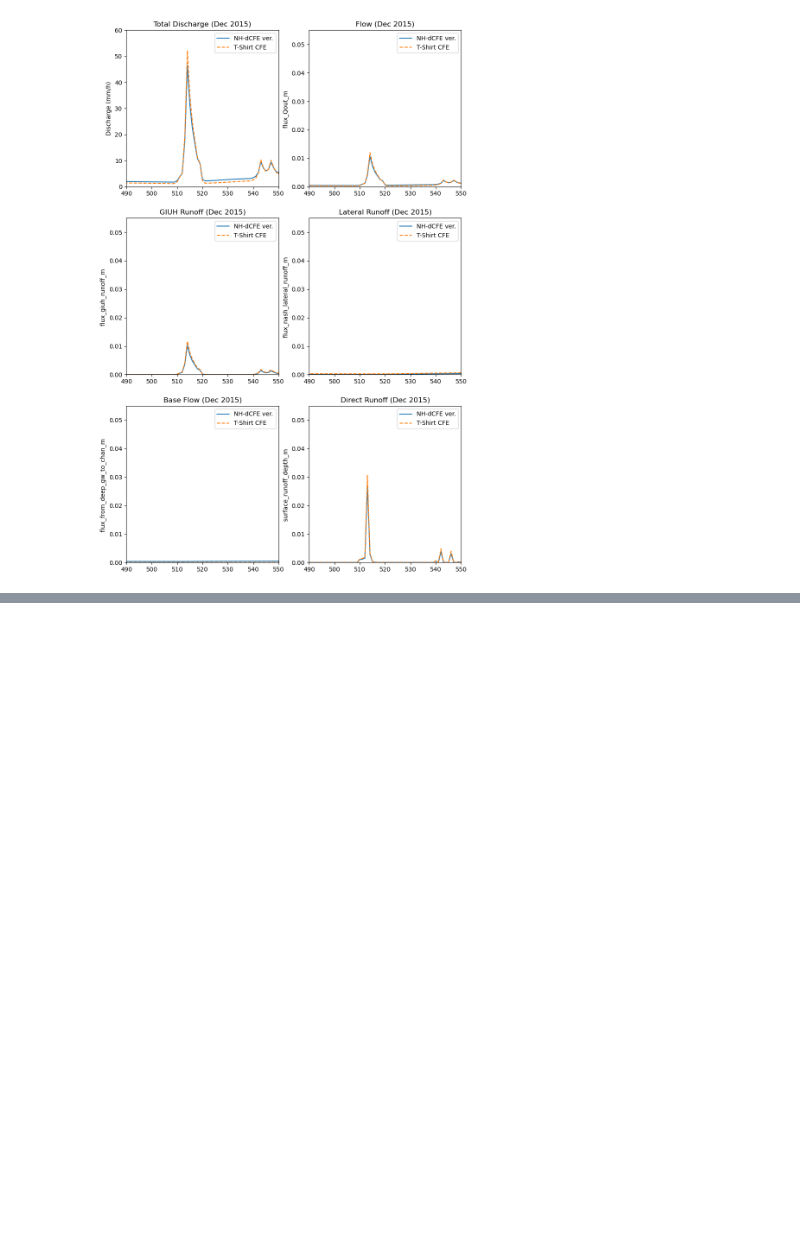
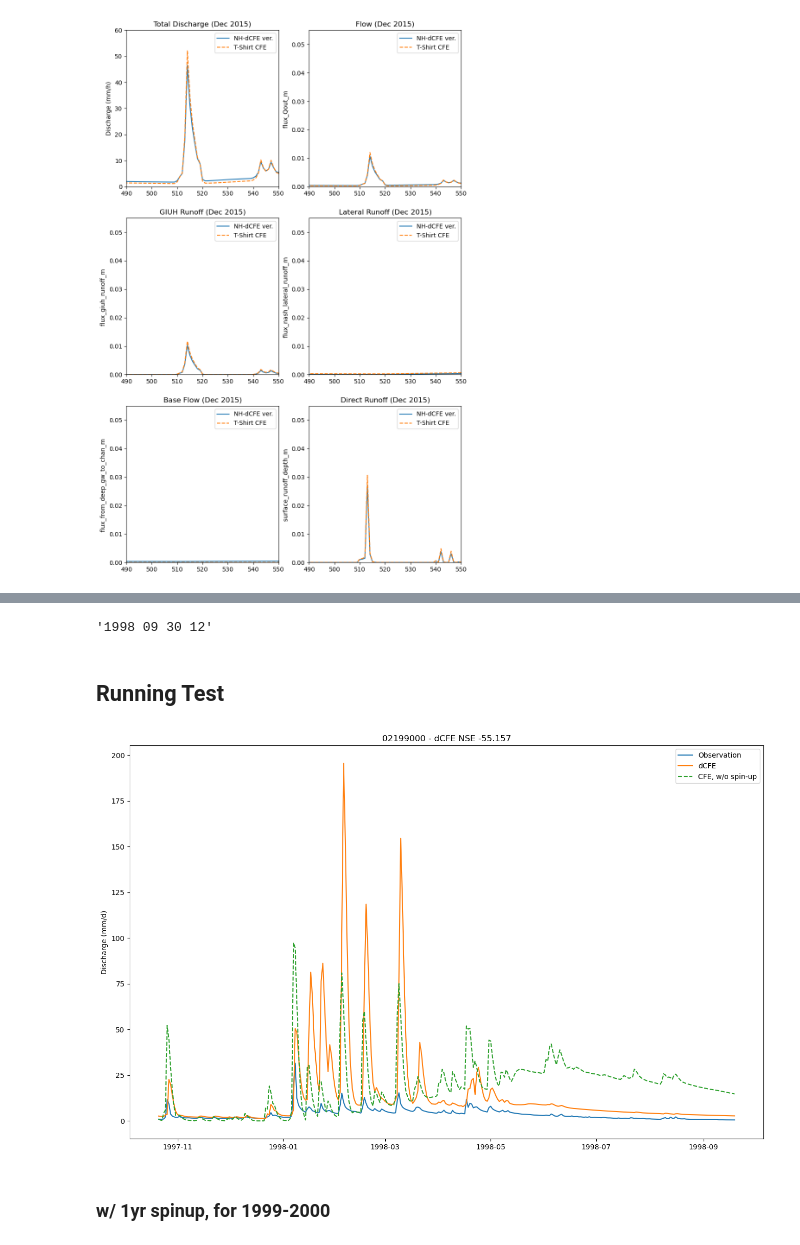
Before and after one commit to mines-ciroh/neuralhydrology, a Jupyter notebook: examples/07-DifferentialCFE-Model/testRun.ipynb, the cells around one changed output, grey strips where cells are left out. Cells and saved outputs as stored; diff of their text form; code cells hidden in the pictures; blank space fills up the shorter version.

Commit message:
Test Case for CFE & basin 02177000

```diff
--- a/examples/07-DifferentialCFE-Model/testRun.ipynb
+++ b/examples/07-DifferentialCFE-Model/testRun.ipynb
@@ -520,0 +521,3 @@ ax[2,1].legend()
+# %%
+inputFile = pd.read_csv('02177000_nldas_forcing.csv')
+inputFile
@@ -520,0 +538,34 @@ ax[2,1].legend()
+# %%
+inputFile['Year Mnth Day Hr'][364]
+# %% [output]
+'1998 09 30 12'
+# %%
+inputForcings = torch.zeros(2, 4, 365) #[ "batch_size", forcings, time_step]
+inputForcings[0, 0, :] = torch.tensor(inputFile.loc[0:364, 'PRCP(mm/day)']) # 1997-1998
+inputForcings[0, 1, :] = torch.tensor(inputFile.loc[0:364, 'Tmin(C)'])
+inputForcings[0, 2, :] = torch.tensor(inputFile.loc[0:364, 'Tmax(C)'])
+inputForcings[0, 3, :] = torch.tensor(inputFile.loc[0:364, 'SRAD(W/m2)'])
+# %% [markdown]
+## Running Test
+# %%
+from neuralhydrology.modelzoo.testCFE02177000 import testCFE
+
+# Create an instance of the testCFE class
+test_cfe_instance = testCFE()
+
+# Call the testRun method using the instance
+runoffOut = test_cfe_instance.testRun(x_conceptual=inputForcings)
+# %%
+lower = 20
+upper = -10
+fig, ax = plt.subplots(figsize=(16,10))
+ax.plot(qobs['date'][lower:(364+upper)], qobs[lower:(364+upper)], label="Observation")
+ax.plot(qsim['date'][lower:(364+upper)], qsim[lower:(364+upper)], label="dCFE")
+ax.plot(qobs['date'][lower:(364+upper)], runoffOut[lower:(364+upper),0]/1000*526.77 * 1000000.0 / (3600*24), label = 'CFE, w/o spin-up', linestyle = 'dashed')
+ax.set_ylabel("Discharge (mm/d)")
+ax.set_title(f"02199000 - dCFE NSE {results['02177000']['1D']['NSE']:.3f}")
+_ = ax.legend()
+# %% [output]
+[figure, added]
+# %% [markdown]
+### w/ 1yr spinup, for 1999-2000
```
Also changed, not shown: parts of 12 cells of this notebook, 5 other files.
